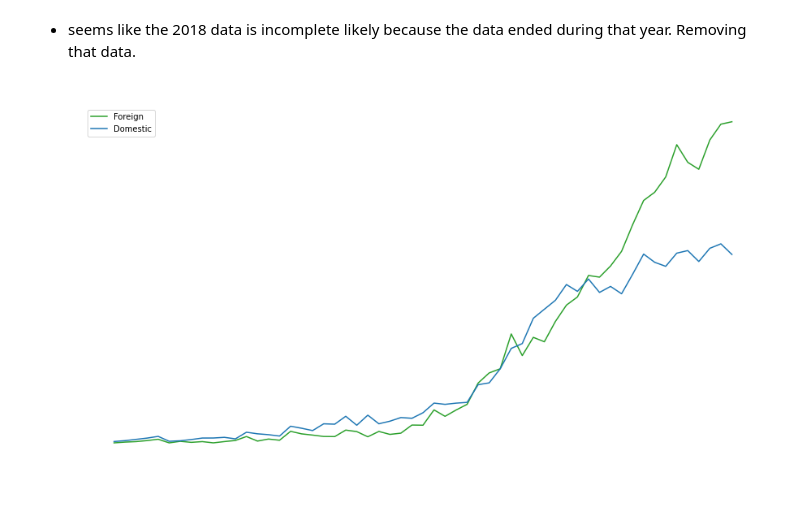
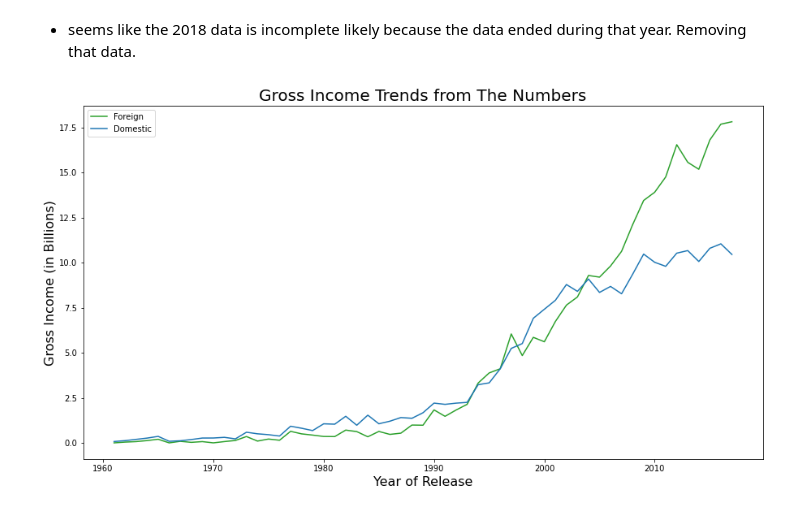
Before and after one commit to JCherryA050/phase_1_project, a Jupyter notebook: working_notebooks/project_notebook_ajc.ipynb, the cells around one changed output. Saved outputs shown, nothing was run; the diff lists cells and outputs as text; code cells hidden in the pictures.

Commit message:
more tweeks on plots

```diff
--- a/working_notebooks/project_notebook_ajc.ipynb
+++ b/working_notebooks/project_notebook_ajc.ipynb
@@ -450,21 +450,21 @@ color_map = ['tab:green','tab:green','tab:blue','tab:blue','tab:blue','tab:blue'
 # %%
 fig, ax = plt.subplots(figsize=(15,8))
 ax.plot(margin_by_year.foreign_gross/1000000000,color='tab:green')
 ax.plot(margin_by_year.domestic_gross/1000000000)
 ax.set_title('Gross Income Trends from The Numbers',Fontsize=20)
 ax.legend(['Foreign','Domestic'])
 ax.set_ylabel('Gross Income (in Billions)', Fontsize=16)
 ax.set_xlabel('Year of Release', Fontsize=16)
-ax.title.set_color('white')
-ax.spines['bottom'].set_color('white')
-ax.spines['top'].set_color('white')
-ax.spines['left'].set_color('white')
-ax.spines['right'].set_color('white')
-ax.yaxis.label.set_color('white')
-ax.tick_params(axis='x', colors='white')
-ax.yaxis.label.set_color('white')
-ax.tick_params(axis='y', colors='white')
-ax.xaxis.label.set_color('white')
-fig.savefig('../images/foreing_domestic_market_trend_DARK.png', bbox_inches='tight', transparent=True)#
+# ax.title.set_color('white')
+# ax.spines['bottom'].set_color('white')
+# ax.spines['top'].set_color('white')
+# ax.spines['left'].set_color('white')
+# ax.spines['right'].set_color('white')
+# ax.yaxis.label.set_color('white')
+# ax.tick_params(axis='x', colors='white')
+# ax.yaxis.label.set_color('white')
+# ax.tick_params(axis='y', colors='white')
+# ax.xaxis.label.set_color('white')
+fig.savefig('../images/foreign_domestic_market_trend.png', bbox_inches='tight', transparent=True)#
 # %% [output]
-[figure, old version]
+[figure, new version]
```
Also changed, not shown: parts of 3 cells of this notebook, 2 other files.
